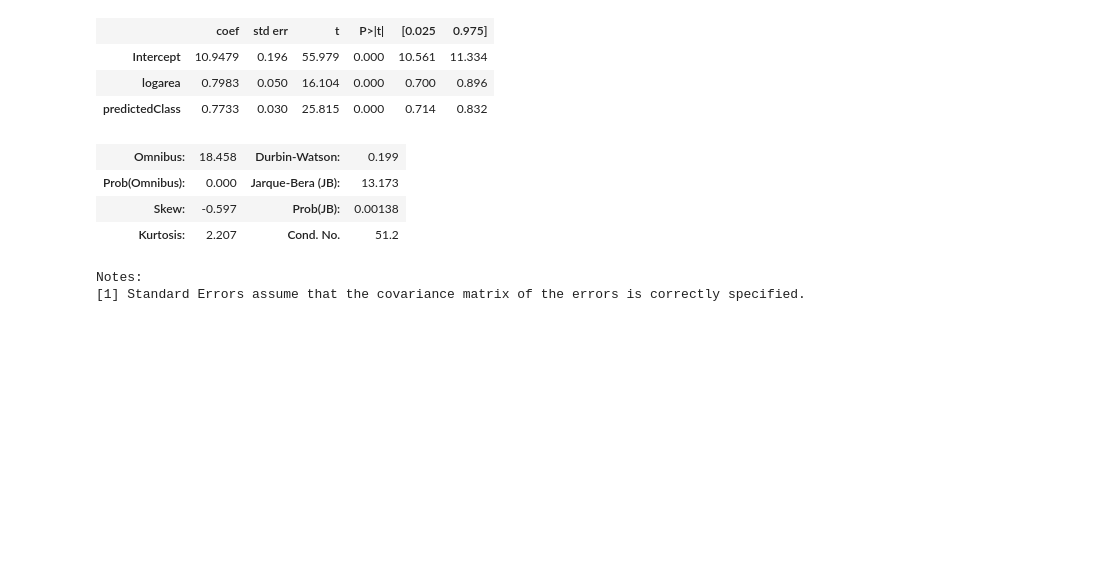
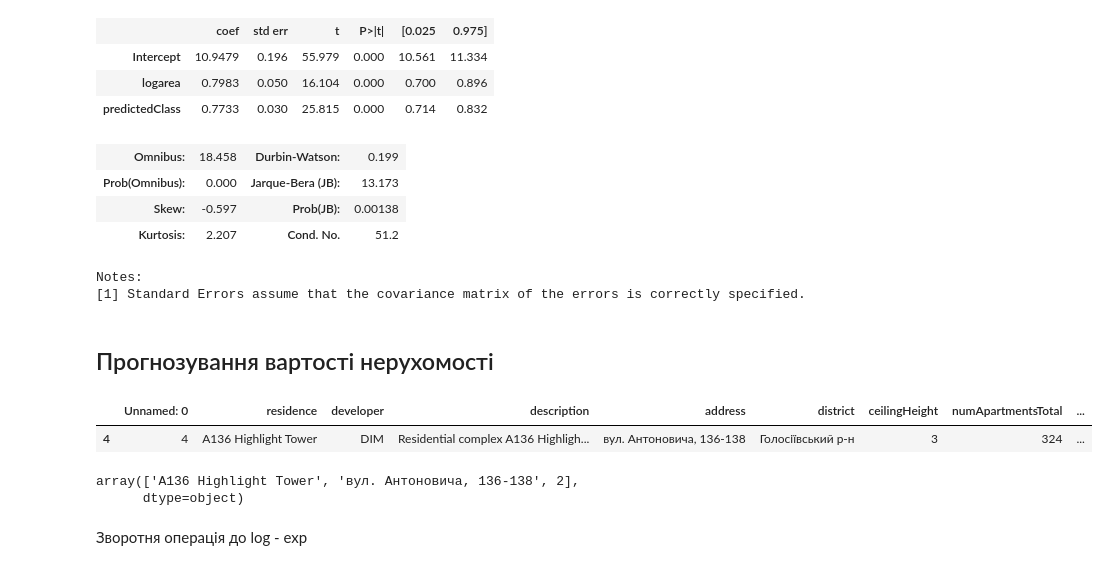
Before and after one commit to Acousticdesk/course-project-data-analysis, a Jupyter notebook: Regression-Copy1.ipynb, the cells around one changed output. Drawn from its saved outputs; the diff is of its cells as text; code cells hidden in the pictures; blank space fills up the shorter version.

```diff
--- a/Regression-Copy1.ipynb
+++ b/Regression-Copy1.ipynb
@@ -486,3 +486,12 @@ OLS Regression Results
 | Kurtosis: | 2.207 | Cond. No. | 51.2 |
 Notes:
 [1] Standard Errors assume that the covariance matrix of the errors is correctly specified.
+# %% [markdown]
+## Прогнозування вартості нерухомості
+# %%
+real_estate = df1.sample()
+# %%
+real_estate
+# %% [output]
+|  | Unnamed: 0 | residence | developer | description | address | district | ceilingHeight | numApartmentsTotal | ... |
+| 4 | 4 | А136 Highlight Tower | DIM | Residential complex A136 Highligh... | вул. Антоновича, 136-138 | Голосіївський р-н | 3 | 324 | ... |
@@ -488,0 +500,5 @@ Notes:
+# %%
+real_estate_info
+# %% [output]
+array(['А136 Highlight Tower', 'вул. Антоновича, 136-138', 2],
+      dtype=object)
@@ -488,0 +509,2 @@ Notes:
+# %% [markdown]
+Зворотня операція до log - exp
```
Also changed, not shown: parts of 5 cells of this notebook.
